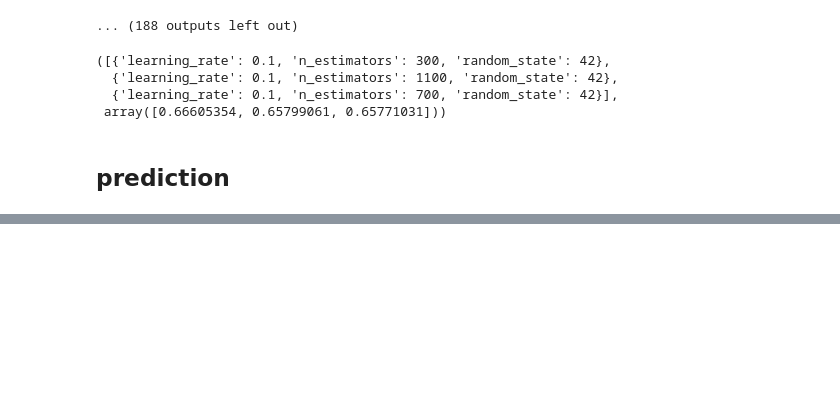
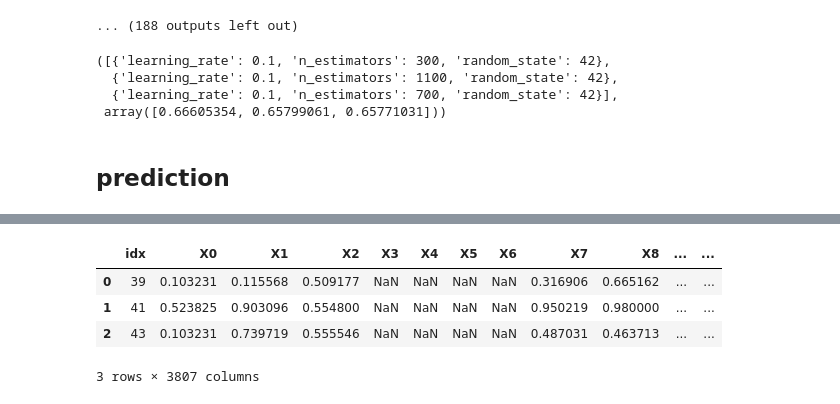
Before and after one commit to DSAgenshin/sichuan, a Jupyter notebook: zqy/code/fit.ipynb, the cells around one changed output, grey strips where cells are left out. Cells and saved outputs as stored; diff of their text form; code cells hidden in the pictures; blank space fills up the shorter version.

```diff
--- a/zqy/code/fit.ipynb
+++ b/zqy/code/fit.ipynb
@@ -540,3 +597,11 @@ Stack trace:
+# %%
+test_data.head(3)
+# %% [output]
+|  | idx | X0 | X1 | X2 | X3 | X4 | X5 | X6 | X7 | X8 | ... | ... |
+| 0 | 39 | 0.103231 | 0.115568 | 0.509177 | NaN | NaN | NaN | NaN | 0.316906 | 0.665162 | ... | ... |
+| 1 | 41 | 0.523825 | 0.903096 | 0.554800 | NaN | NaN | NaN | NaN | 0.950219 | 0.980000 | ... | ... |
+| 2 | 43 | 0.103231 | 0.739719 | 0.555546 | NaN | NaN | NaN | NaN | 0.487031 | 0.463713 | ... | ... |
+3 rows × 3807 columns
 # %%
 output_xgb_pd = pd.DataFrame(output_xgb, columns=["y_pred"])
 output_xgb_pd["idx"] = test_data["idx"]
```
Also changed, not shown: parts of 17 cells of this notebook, 4 other files.
